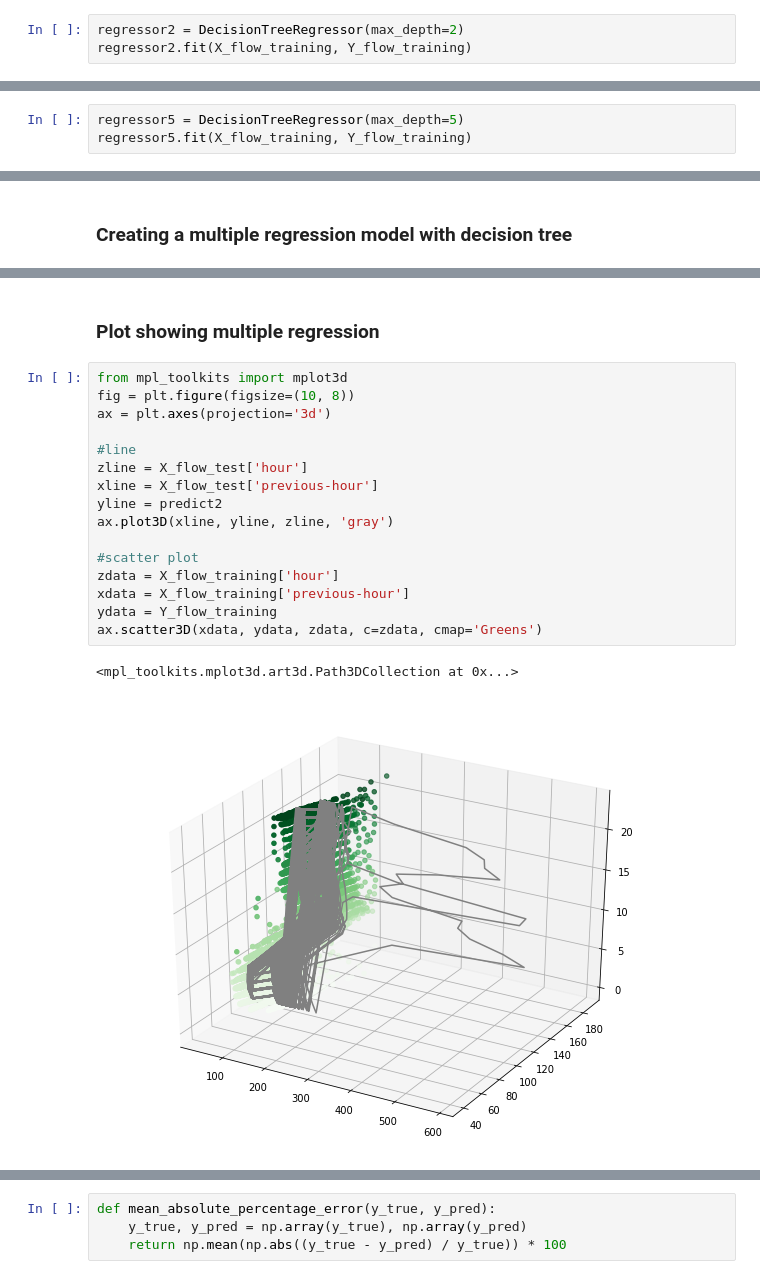
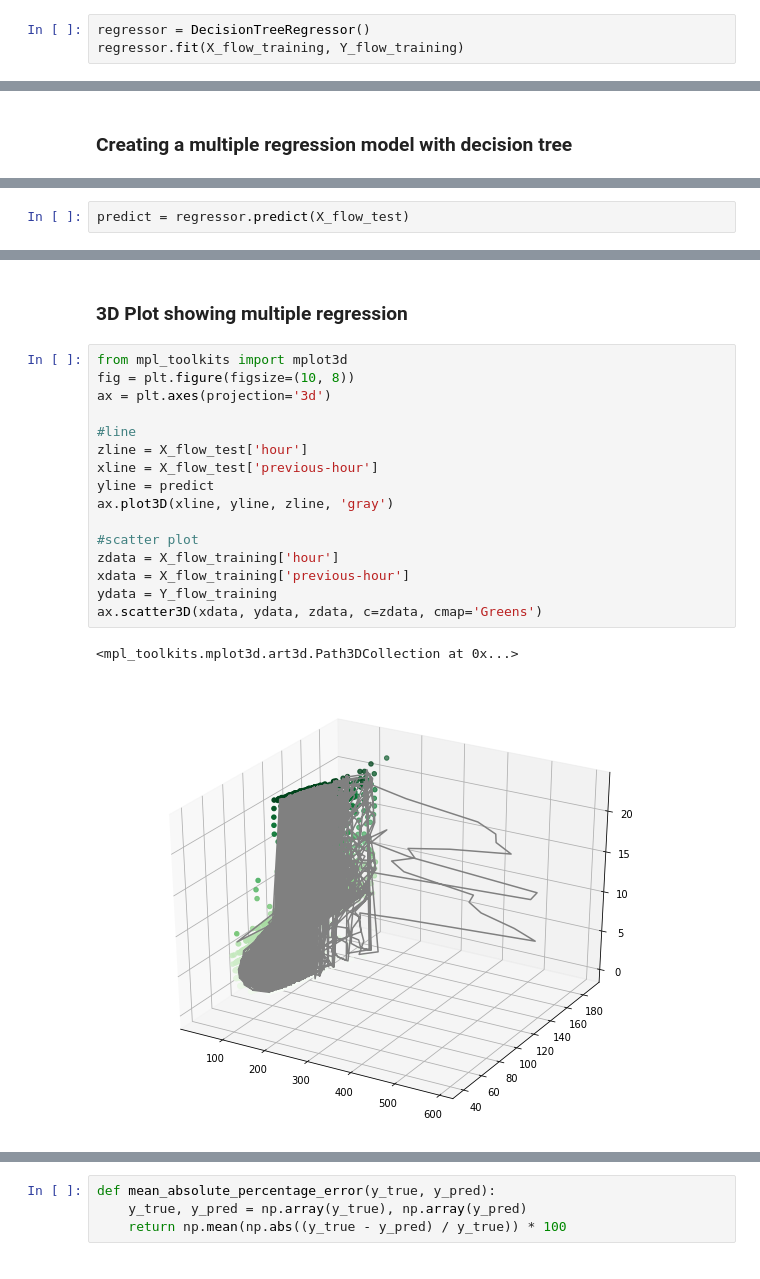
Before and after one commit to efemeryds/flow_exploration, a Jupyter notebook: notebooks/decision-tree-previous-hour.ipynb, the cells around one changed output, grey strips where cells are left out. Cells and saved outputs as stored; diff of their text form.

Commit message:
Updating predictions

```diff
--- a/notebooks/decision-tree-previous-hour.ipynb
+++ b/notebooks/decision-tree-previous-hour.ipynb
@@ -105,6 +105,6 @@ Y_flow_training = flow_training['flow'].values.reshape(-1,1)
 # %%
 Y_flow_test = flow_test['flow'].values.reshape(-1,1)
 # %%
-regressor2 = DecisionTreeRegressor(max_depth=2)
-regressor2.fit(X_flow_training, Y_flow_training)
+regressor = DecisionTreeRegressor()
+regressor.fit(X_flow_training, Y_flow_training)
 # %% [output]
@@ -113,6 +113,3 @@ DecisionTreeRegressor(criterion='mse', max_depth=2, max_features=None,
            min_impurity_split=None, min_samples_leaf=1,
            min_samples_split=2, min_weight_fraction_leaf=0.0,
            presort=False, random_state=None, splitter='best')
-# %%
-regressor5 = DecisionTreeRegressor(max_depth=5)
-regressor5.fit(X_flow_training, Y_flow_training)
@@ -130 +118,3 @@ predict5 = regressor5.predict(X_flow_test)
+# %%
+predict = regressor.predict(X_flow_test)
 # %% [markdown]
@@ -160,23 +135,23 @@ plt.show()
 # %% [markdown]
-### Plot showing multiple regression
+### 3D Plot showing multiple regression
 # %%
 from mpl_toolkits import mplot3d
 fig = plt.figure(figsize=(10, 8))
 ax = plt.axes(projection='3d')
 
 #line
 zline = X_flow_test['hour']
 xline = X_flow_test['previous-hour']
-yline = predict2
+yline = predict
 ax.plot3D(xline, yline, zline, 'gray')
 
 #scatter plot
 zdata = X_flow_training['hour']
 xdata = X_flow_training['previous-hour']
 ydata = Y_flow_training
 ax.scatter3D(xdata, ydata, zdata, c=zdata, cmap='Greens')
 # %% [output]
 <mpl_toolkits.mplot3d.art3d.Path3DCollection at 0x...>
-[figure, old version]
+[figure, new version]
 # %% [markdown]
 ### Implementing metrics (mean absolute percentage error)
```
Also changed, not shown: parts of 15 cells of this notebook, 1 other file.
